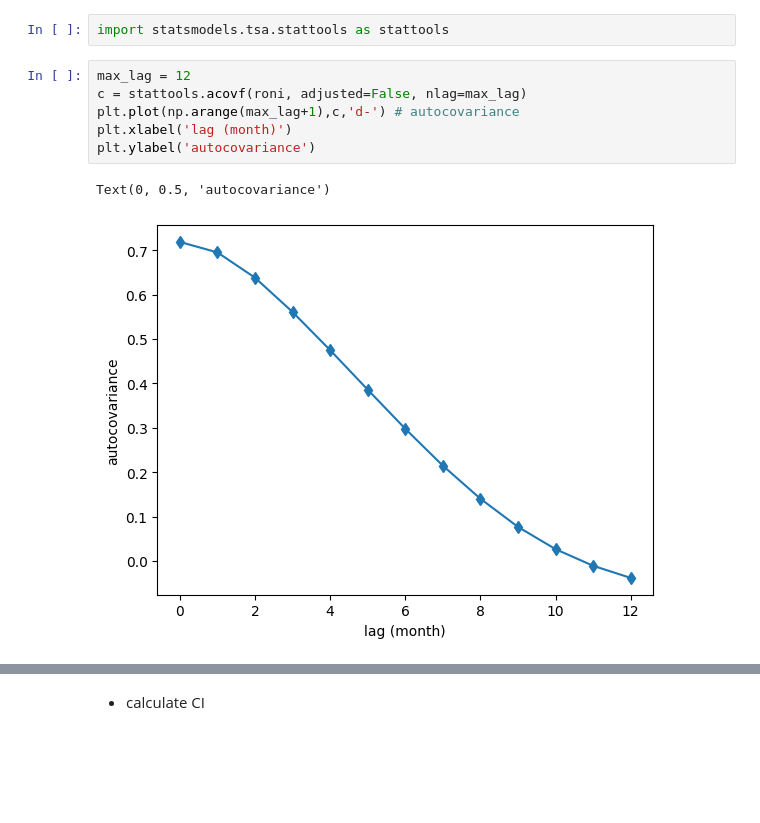
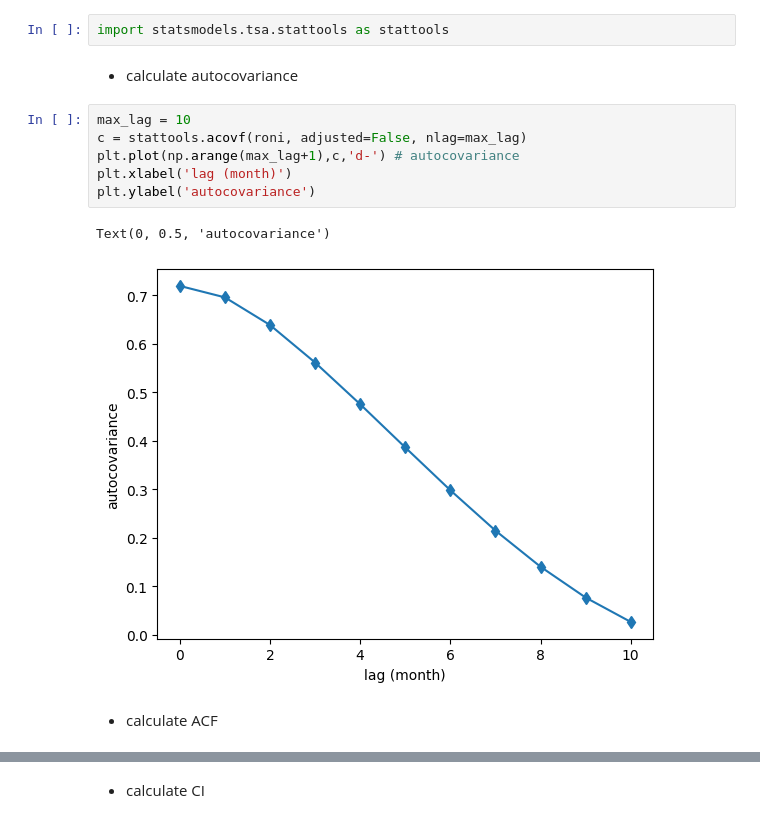
Before and after one commit to cl3225/CLMTG-5060, a Jupyter notebook: Lecture05_example.ipynb, the cells around one changed output, grey strips where cells are left out. Drawn from its saved outputs; the diff is of its cells as text; blank space fills up the shorter version.

```diff
--- a/Lecture05_example.ipynb
+++ b/Lecture05_example.ipynb
@@ -28,15 +44,19 @@ print(n)
 - using statsmodels to calculate auto-covaraince and ACF
 # %%
 import statsmodels.tsa.stattools as stattools
+# %% [markdown]
+- calculate autocovariance
 # %%
-max_lag = 12
+max_lag = 10
 c = stattools.acovf(roni, adjusted=False, nlag=max_lag)
 plt.plot(np.arange(max_lag+1),c,'d-') # autocovariance
 plt.xlabel('lag (month)')
 plt.ylabel('autocovariance')
 # %% [output]
 Text(0, 0.5, 'autocovariance')
-[figure, old version]
+[figure, new version]
+# %% [markdown]
+- calculate ACF
 # %%
 rho   = stattools.acf(roni, nlags=max_lag, adjusted=False)        # normalized ACF
 plt.plot(np.arange(max_lag+1),rho,'d-') # autocovariance
```
Also changed, not shown: parts of 7 cells of this notebook.
